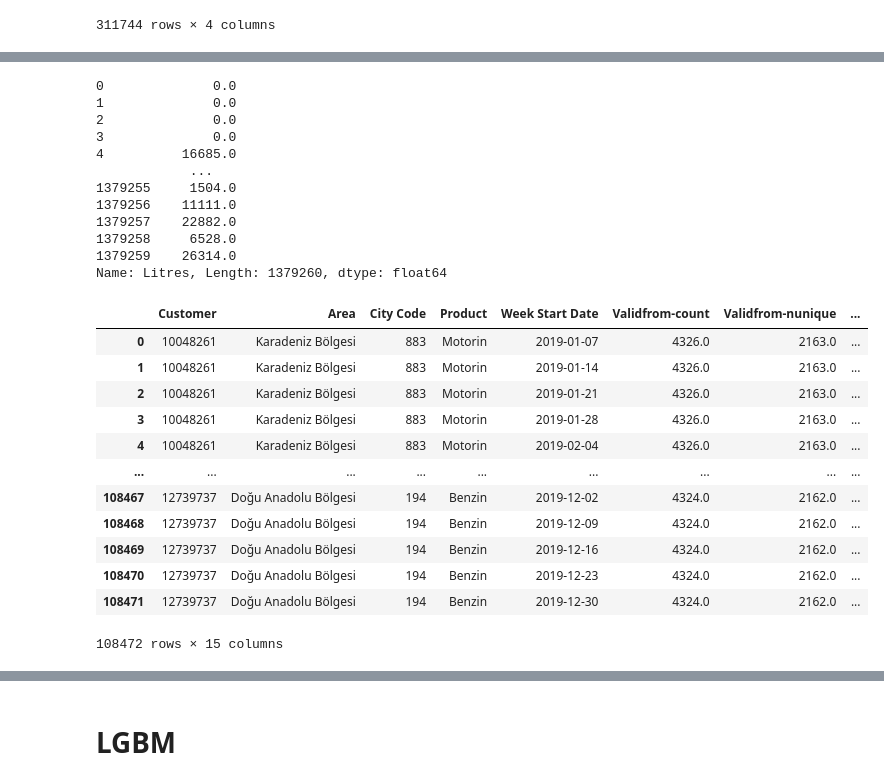
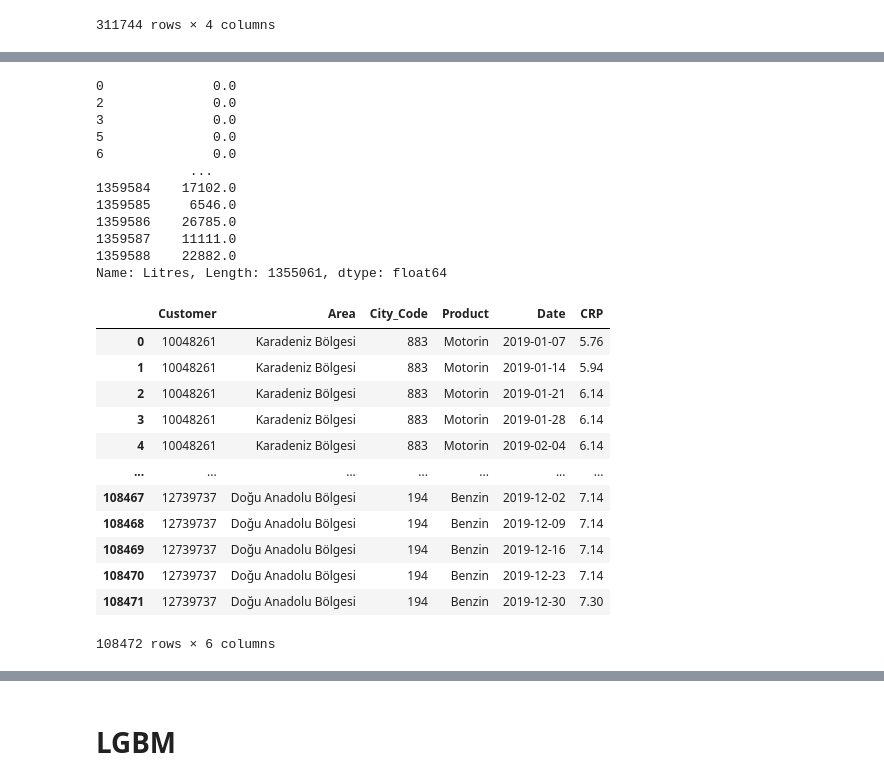
Before and after one commit to ata-turhan/Delta-ChatBot, a Jupyter notebook: Shell-GBDT.ipynb, the cells around one changed output, grey strips where cells are left out. Saved outputs shown, nothing was run; the diff lists cells and outputs as text; code cells hidden in the pictures.

```diff
--- a/Shell-GBDT.ipynb
+++ b/Shell-GBDT.ipynb
@@ -73,4 +92,4 @@ price
 # %%
-price.rename(columns={"Product":"Product-Price"}, inplace = True)
+price.rename(columns={"City Code":"City_Code", "Validfrom":"Date"}, inplace = True)
 price
 # %% [output]
@@ -177,0 +127,4 @@ train_price
+# %%
+test.drop(columns=["index"], inplace = True)
+test.rename(columns={"City Code":"City_Code", "Week Start Date":"Date"}, inplace = True)
+test
@@ -178,4 +145,4 @@ train_price
 # %%
-test_price = pd.merge(test, price_grpd_agg, how = "left")
+test_price = pd.merge(test, price, on = ["City_Code", "Date", "Product"], how = "left")
 test_price
 # %% [output]
@@ -214,35 +181,35 @@ X_train_val
 # %%
-y_train_val = train["Litres"]
+y_train_val = train_price["Litres"]
 y_train_val
 # %% [output]
 0              0.0
-1              0.0
 2              0.0
 3              0.0
-4          16685.0
+5              0.0
+6              0.0
             ...
-1379255     1504.0
-1379256    11111.0
-1379257    22882.0
-1379258     6528.0
-1379259    26314.0
-Name: Litres, Length: 1379260, dtype: float64
+1359584    17102.0
+1359585     6546.0
+1359586    26785.0
+1359587    11111.0
+1359588    22882.0
+Name: Litres, Length: 1355061, dtype: float64
 # %%
-X_test = test_price.drop(["index"], axis = 1)
+X_test = test_price.copy()
 X_test
 # %% [output]
-|  | Customer | Area | City Code | Product | Week Start Date | Validfrom-count | Validfrom-nunique | ... |
-| 0 | 10048261 | Karadeniz Bölgesi | 883 | Motorin | 2019-01-07 | 4326.0 | 2163.0 | ... |
-| 1 | 10048261 | Karadeniz Bölgesi | 883 | Motorin | 2019-01-14 | 4326.0 | 2163.0 | ... |
-| 2 | 10048261 | Karadeniz Bölgesi | 883 | Motorin | 2019-01-21 | 4326.0 | 2163.0 | ... |
-| 3 | 10048261 | Karadeniz Bölgesi | 883 | Motorin | 2019-01-28 | 4326.0 | 2163.0 | ... |
-| 4 | 10048261 | Karadeniz Bölgesi | 883 | Motorin | 2019-02-04 | 4326.0 | 2163.0 | ... |
-| ... | ... | ... | ... | ... | ... | ... | ... | ... |
-| 108467 | 12739737 | Doğu Anadolu Bölgesi | 194 | Benzin | 2019-12-02 | 4324.0 | 2162.0 | ... |
-| 108468 | 12739737 | Doğu Anadolu Bölgesi | 194 | Benzin | 2019-12-09 | 4324.0 | 2162.0 | ... |
-| 108469 | 12739737 | Doğu Anadolu Bölgesi | 194 | Benzin | 2019-12-16 | 4324.0 | 2162.0 | ... |
-| 108470 | 12739737 | Doğu Anadolu Bölgesi | 194 | Benzin | 2019-12-23 | 4324.0 | 2162.0 | ... |
-| 108471 | 12739737 | Doğu Anadolu Bölgesi | 194 | Benzin | 2019-12-30 | 4324.0 | 2162.0 | ... |
+|  | Customer | Area | City_Code | Product | Date | CRP |
+| 0 | 10048261 | Karadeniz Bölgesi | 883 | Motorin | 2019-01-07 | 5.76 |
+| 1 | 10048261 | Karadeniz Bölgesi | 883 | Motorin | 2019-01-14 | 5.94 |
+| 2 | 10048261 | Karadeniz Bölgesi | 883 | Motorin | 2019-01-21 | 6.14 |
+| 3 | 10048261 | Karadeniz Bölgesi | 883 | Motorin | 2019-01-28 | 6.14 |
+| 4 | 10048261 | Karadeniz Bölgesi | 883 | Motorin | 2019-02-04 | 6.14 |
+| ... | ... | ... | ... | ... | ... | ... |
+| 108467 | 12739737 | Doğu Anadolu Bölgesi | 194 | Benzin | 2019-12-02 | 7.14 |
+| 108468 | 12739737 | Doğu Anadolu Bölgesi | 194 | Benzin | 2019-12-09 | 7.14 |
+| 108469 | 12739737 | Doğu Anadolu Bölgesi | 194 | Benzin | 2019-12-16 | 7.14 |
+| 108470 | 12739737 | Doğu Anadolu Bölgesi | 194 | Benzin | 2019-12-23 | 7.14 |
+| 108471 | 12739737 | Doğu Anadolu Bölgesi | 194 | Benzin | 2019-12-30 | 7.30 |
-108472 rows × 15 columns
+108472 rows × 6 columns
 # %%
 cols = list(X_test.columns)
```
Also changed, not shown: parts of 41 cells of this notebook.
